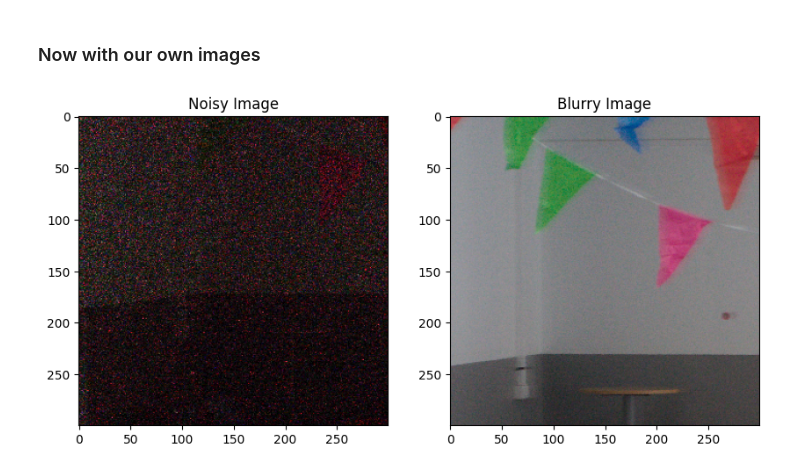
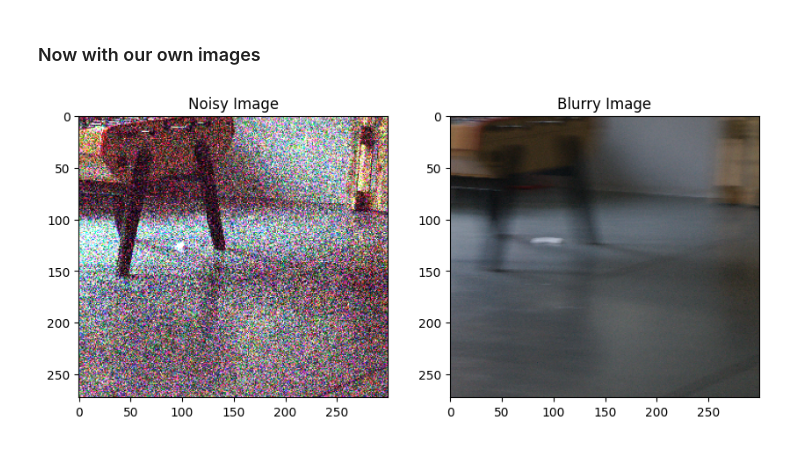
Before and after one commit to xiov02/projet-ima-1, a Jupyter notebook: src/main.ipynb, the cells around one changed output. Cells and saved outputs as stored; diff of their text form; code cells hidden in the pictures.

```diff
--- a/src/main.ipynb
+++ b/src/main.ipynb
@@ -299,41 +374,37 @@ Using grayscale shape (n,m)= (768, 1024)
 ### Now with our own images
 # %%
 
-noisy = cv2.imread(DATA_DIR / "home-made/A7S00014.jpg")
-if noisy is None:
-    raise FileNotFoundError('Image not found')
+noisy = cv2.imread(DATA_DIR / "home-made/image9.jpg")
+blurry = cv2.imread(DATA_DIR / "home-made/image8.jpg")
 h, w = noisy.shape[:2]
-blurry = cv2.imread(DATA_DIR / "home-made/A7S00013.jpg")
-if noisy is None:
-    raise FileNotFoundError('Image not found')
 
 ## Resize the images to be 1/3 of the original size for faster processing
-ratio = 4
+ratio = 6
 noisy = cv2.resize(noisy, (w//ratio, h//ratio))
 blurry = cv2.resize(blurry, (w//ratio, h//ratio))
 
 size = 300
-offset = (200, 50)
+offset = (200, 200)
 ## take only the middle square of size 300x300 offseted by offset
 noisy = noisy[offset[1]:offset[1]+size, offset[0]:offset[0]+size]
 blurry = blurry[offset[1]:offset[1]+size, offset[0]:offset[0]+size]
 
 h, w = noisy.shape[:2]
 
 ## Multiply the noisy because it is underilluminated
-noisy = np.clip(noisy.astype(np.float64) * 10., 0, 255).astype(np.uint8)
+noisy = np.clip(noisy.astype(np.float64) * 20., 0, 255).astype(np.uint8)
 
 ## convert colors from BGR to RGB for plotting
 noisy = cv2.cvtColor(noisy, cv2.COLOR_BGR2RGB)
 blurry = cv2.cvtColor(blurry, cv2.COLOR_BGR2RGB)
 
 ## Show both images side by side
 plt.subplot(1, 2, 1)
 plt.imshow(noisy)
 plt.title('Noisy Image')
 plt.subplot(1, 2, 2)
 plt.imshow(blurry)
 plt.title('Blurry Image')
 plt.show()
 # %% [output]
-[figure, old version]
+[figure, new version]
```
Also changed, not shown: parts of 13 cells of this notebook.
